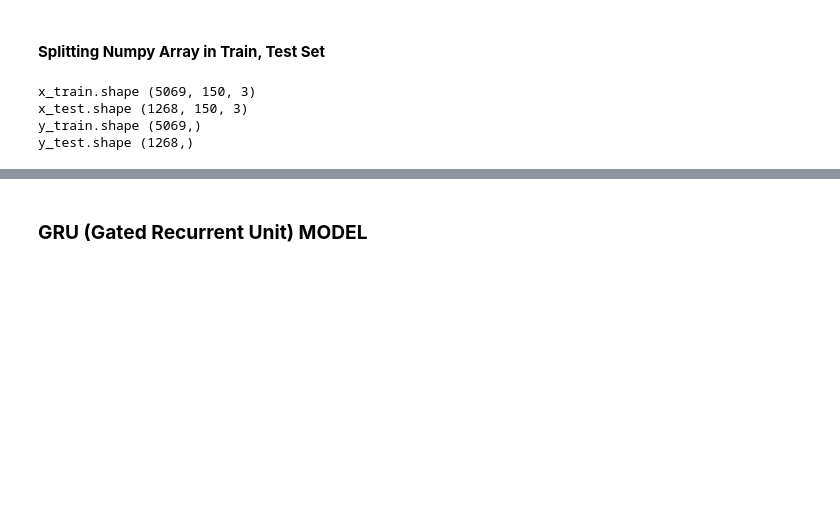
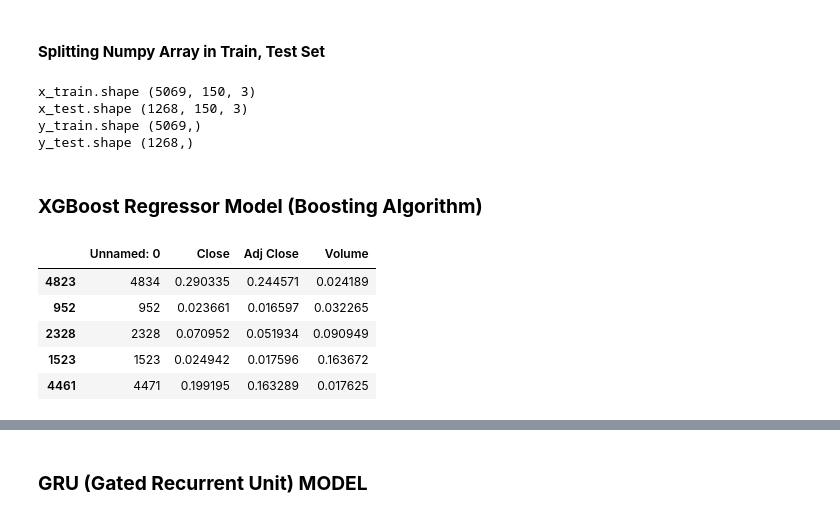
Before and after one commit to nilayjain12/Stock-Price-Prediction, a Jupyter notebook: notebooks/StockPricePrediction.ipynb, the cells around one changed output, grey strips where cells are left out. Cells and saved outputs as stored; diff of their text form; code cells hidden in the pictures; blank space fills up the shorter version.

```diff
--- a/notebooks/StockPricePrediction.ipynb
+++ b/notebooks/StockPricePrediction.ipynb
@@ -167,3 +167,17 @@ x_train.shape (5069, 150, 3)
 x_test.shape (1268, 150, 3)
 y_train.shape (5069,)
 y_test.shape (1268,)
+# %% [markdown]
+### **XGBoost Regressor Model (Boosting Algorithm)**
+# %%
+# loading the preprocessed data from "df_to_csv_final.csv"
+data_file_path = os.path.join(config.BASE_DIR, 'dataset', 'df_to_csv_final.csv')
+dataframe_xgboost = pd.read_csv(data_file_path)
+dataframe_xgboost.sample(5)
+# %% [output]
+|  | Unnamed: 0 | Close | Adj Close | Volume |
+| 4823 | 4834 | 0.290335 | 0.244571 | 0.024189 |
+| 952 | 952 | 0.023661 | 0.016597 | 0.032265 |
+| 2328 | 2328 | 0.070952 | 0.051934 | 0.090949 |
+| 1523 | 1523 | 0.024942 | 0.017596 | 0.163672 |
+| 4461 | 4471 | 0.199195 | 0.163289 | 0.017625 |
```
Also changed, not shown: parts of 8 cells of this notebook.
